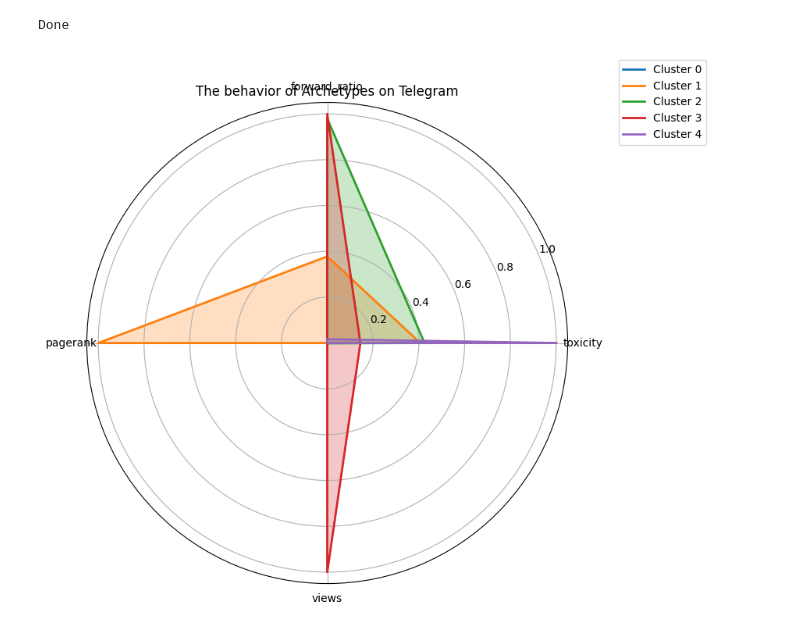
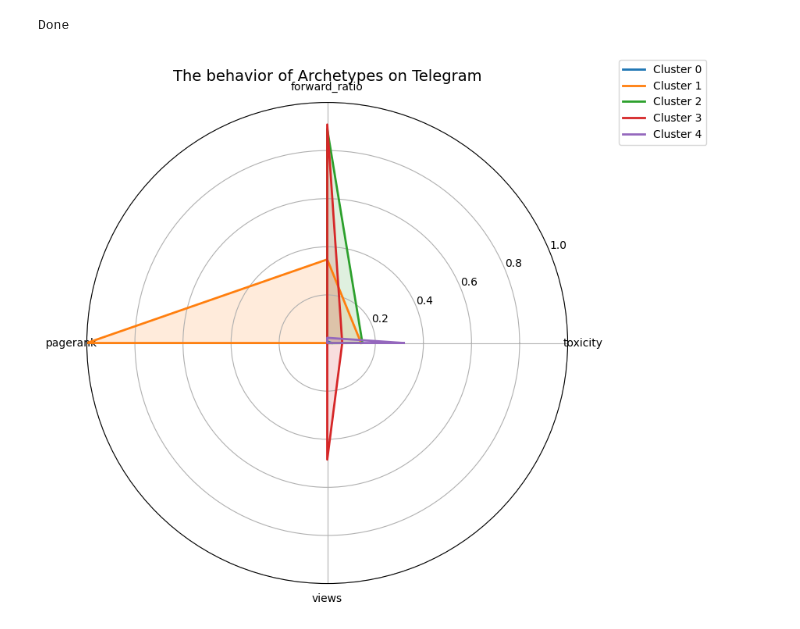
Before and after one commit to Tungtom2004/Mining_massive_data_N6, a Jupyter notebook: build-networking.ipynb, the cells around one changed output. Cells and saved outputs as stored; diff of their text form; code cells hidden in the pictures.

```diff
--- a/build-networking.ipynb
+++ b/build-networking.ipynb
@@ -261,27 +371,38 @@ Done
 # %%
 import matplotlib.pyplot as plt
 import numpy as np
+import pandas as pd
+from sklearn.preprocessing import MinMaxScaler
 
-cluster_summary = df_profiles.groupby("cluster")[features].mean()
-cluster_summary_norm = (cluster_summary - cluster_summary.min()) / (cluster_summary.max() - cluster_summary.min())
+# 1. Chuẩn hóa dữ liệu thô về khoảng [0, 1] trước để giữ đúng tỷ lệ hình học
+scaler_radar = MinMaxScaler()
+df_profiles_norm = df_profiles.copy()
+df_profiles_norm[features] = scaler_radar.fit_transform(df_profiles[features].fillna(0))
 
+# 2. Tính toán giá trị trung bình của từng cụm dựa trên dữ liệu đã chuẩn hóa chuẩn
+cluster_summary_norm = df_profiles_norm.groupby("cluster")[features].mean()
+
+# --- Giữ nguyên phần cấu hình vẽ góc của bạn ---
 labels = np.array(features)
 num_vars = len(labels)
 angles = np.linspace(0, 2 * np.pi, num_vars, endpoint=False).tolist()
 angles += angles[:1]
 
 fig, ax = plt.subplots(figsize=(8, 8), subplot_kw=dict(polar=True))
 
+# 3. Giới hạn cố định trục radar từ 0 đến 1 để tâm vòng tròn cân đối hoàn hảo
+ax.set_ylim(0, 1.0)
+
 for i in range(len(cluster_summary_norm)):
     values = cluster_summary_norm.iloc[i].tolist()
     values += values[:1]
     ax.plot(angles, values, linewidth=2, label=f'Cluster {i}')
-    ax.fill(angles, values, alpha=0.25)
+    ax.fill(angles, values, alpha=0.15) # Giảm alpha xuống 0.15 cho đỡ bị đè màu chồng chéo
 
 ax.set_xticks(angles[:-1])
 ax.set_xticklabels(labels)
 plt.legend(loc='upper right', bbox_to_anchor=(1.3, 1.1))
-plt.title("The behavior of Archetypes on Telegram")
+plt.title("The behavior of Archetypes on Telegram", fontsize=14, pad=20)
 plt.show()
 # %% [output]
-[figure, old version]
+[figure, new version]
```
Also changed, not shown: parts of 8 cells of this notebook.
